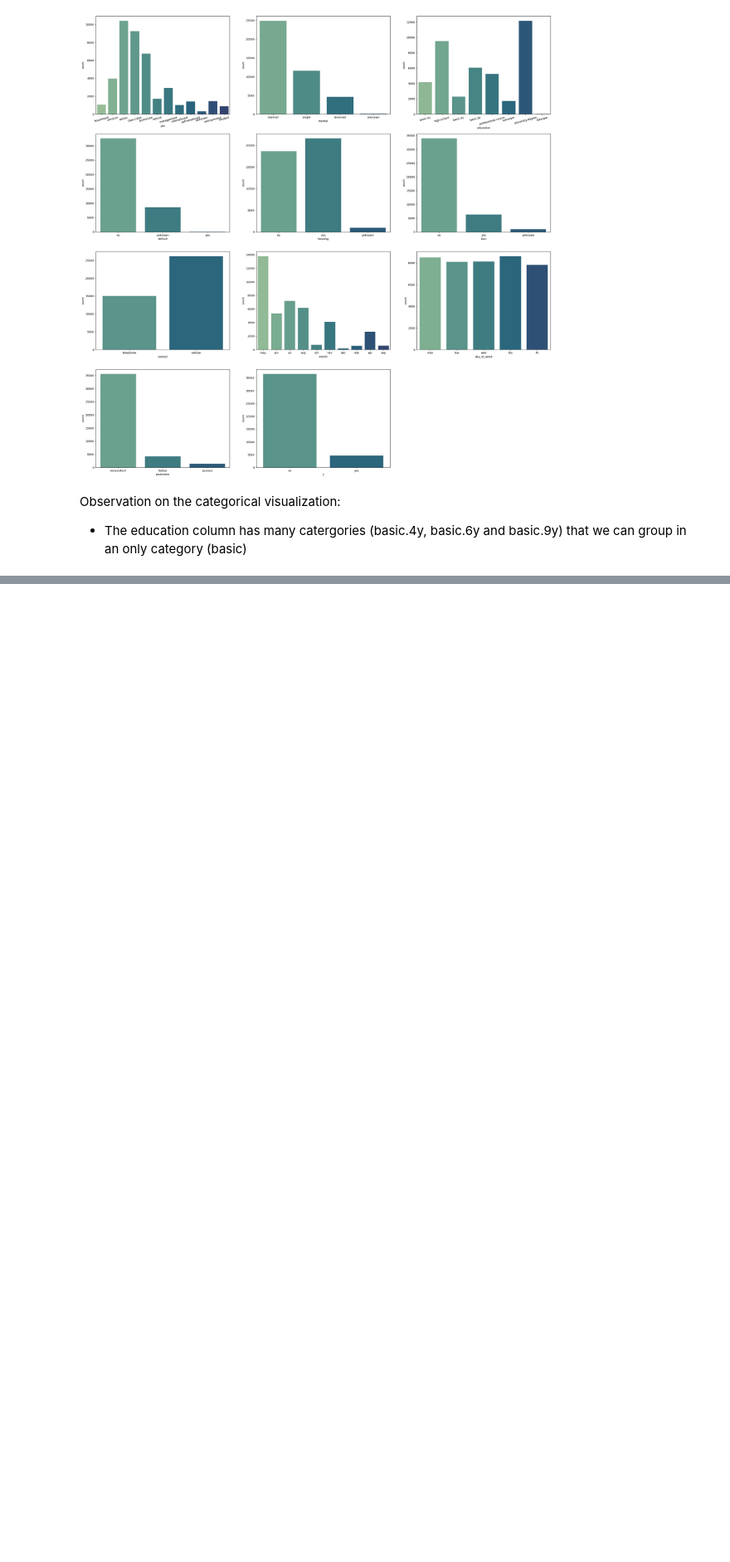
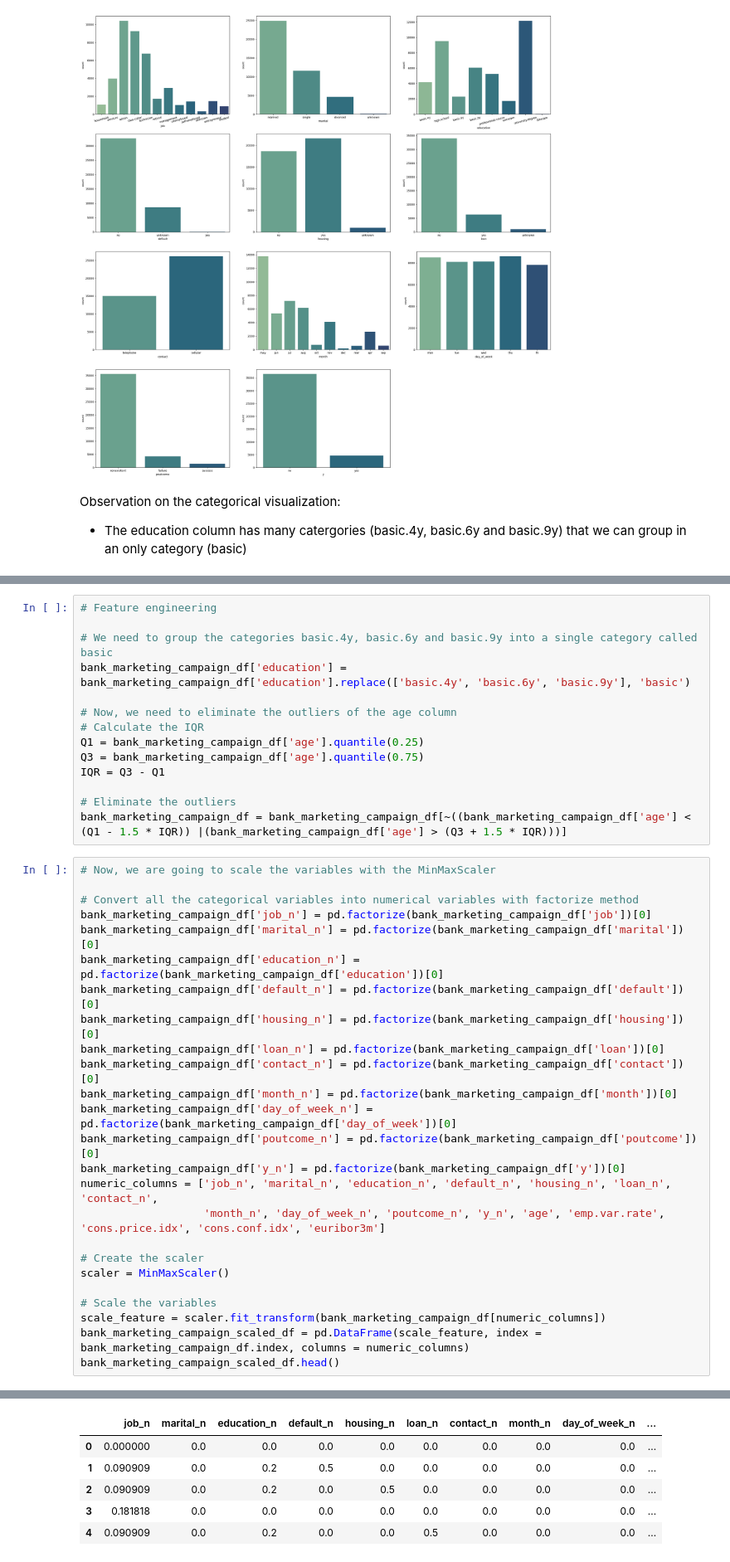
Before and after one commit to fevc08/logistic_regresion_ML, a Jupyter notebook: src/explore.ipynb, the cells around one changed output, grey strips where cells are left out. Shown at 83% size. Drawn from its saved outputs; the diff is of its cells as text; blank space fills up the shorter version.

```diff
--- a/src/explore.ipynb
+++ b/src/explore.ipynb
@@ -223,0 +279,40 @@ Observation on the numerical visualization
+# %%
+# Feature engineering
+
+# We need to group the categories basic.4y, basic.6y and basic.9y into a single category called basic
+bank_marketing_campaign_df['education'] = bank_marketing_campaign_df['education'].replace(['basic.4y', 'basic.6y', 'basic.9y'], 'basic')
+
+# Now, we need to eliminate the outliers of the age column
+# Calculate the IQR
+Q1 = bank_marketing_campaign_df['age'].quantile(0.25)
+Q3 = bank_marketing_campaign_df['age'].quantile(0.75)
+IQR = Q3 - Q1
+
+# Eliminate the outliers
+bank_marketing_campaign_df = bank_marketing_campaign_df[~((bank_marketing_campaign_df['age'] < (Q1 - 1.5 * IQR)) |(bank_marketing_campaign_df['age'] > (Q3 + 1.5 * IQR)))]
+# %%
+# Now, we are going to scale the variables with the MinMaxScaler
+
+# Convert all the categorical variables into numerical variables with factorize method
+bank_marketing_campaign_df['job_n'] = pd.factorize(bank_marketing_campaign_df['job'])[0]
+bank_marketing_campaign_df['marital_n'] = pd.factorize(bank_marketing_campaign_df['marital'])[0]
+bank_marketing_campaign_df['education_n'] = pd.factorize(bank_marketing_campaign_df['education'])[0]
+bank_marketing_campaign_df['default_n'] = pd.factorize(bank_marketing_campaign_df['default'])[0]
+bank_marketing_campaign_df['housing_n'] = pd.factorize(bank_marketing_campaign_df['housing'])[0]
+bank_marketing_campaign_df['loan_n'] = pd.factorize(bank_marketing_campaign_df['loan'])[0]
+bank_marketing_campaign_df['contact_n'] = pd.factorize(bank_marketing_campaign_df['contact'])[0]
+bank_marketing_campaign_df['month_n'] = pd.factorize(bank_marketing_campaign_df['month'])[0]
+bank_marketing_campaign_df['day_of_week_n'] = pd.factorize(bank_marketing_campaign_df['day_of_week'])[0]
+bank_marketing_campaign_df['poutcome_n'] = pd.factorize(bank_marketing_campaign_df['poutcome'])[0]
+bank_marketing_campaign_df['y_n'] = pd.factorize(bank_marketing_campaign_df['y'])[0]
+numeric_columns = ['job_n', 'marital_n', 'education_n', 'default_n', 'housing_n', 'loan_n', 'contact_n',
+                   'month_n', 'day_of_week_n', 'poutcome_n', 'y_n', 'age', 'emp.var.rate', 'cons.price.idx', 'cons.conf.idx', 'euribor3m']
+
+# Create the scaler
+scaler = MinMaxScaler()
+
+# Scale the variables
+scale_feature = scaler.fit_transform(bank_marketing_campaign_df[numeric_columns])
+bank_marketing_campaign_scaled_df = pd.DataFrame(scale_feature, index = bank_marketing_campaign_df.index, columns = numeric_columns)
+bank_marketing_campaign_scaled_df.head()
+# %% [output]
@@ -223,0 +336,6 @@ Observation on the numerical visualization
+|  | job_n | marital_n | education_n | default_n | housing_n | loan_n | contact_n | month_n | day_of_week_n | ... |
+| 0 | 0.000000 | 0.0 | 0.0 | 0.0 | 0.0 | 0.0 | 0.0 | 0.0 | 0.0 | ... |
+| 1 | 0.090909 | 0.0 | 0.2 | 0.5 | 0.0 | 0.0 | 0.0 | 0.0 | 0.0 | ... |
+| 2 | 0.090909 | 0.0 | 0.2 | 0.0 | 0.5 | 0.0 | 0.0 | 0.0 | 0.0 | ... |
+| 3 | 0.181818 | 0.0 | 0.0 | 0.0 | 0.0 | 0.0 | 0.0 | 0.0 | 0.0 | ... |
+| 4 | 0.090909 | 0.0 | 0.2 | 0.0 | 0.0 | 0.5 | 0.0 | 0.0 | 0.0 | ... |
```
Also changed, not shown: parts of 11 cells of this notebook, 2 other files.
